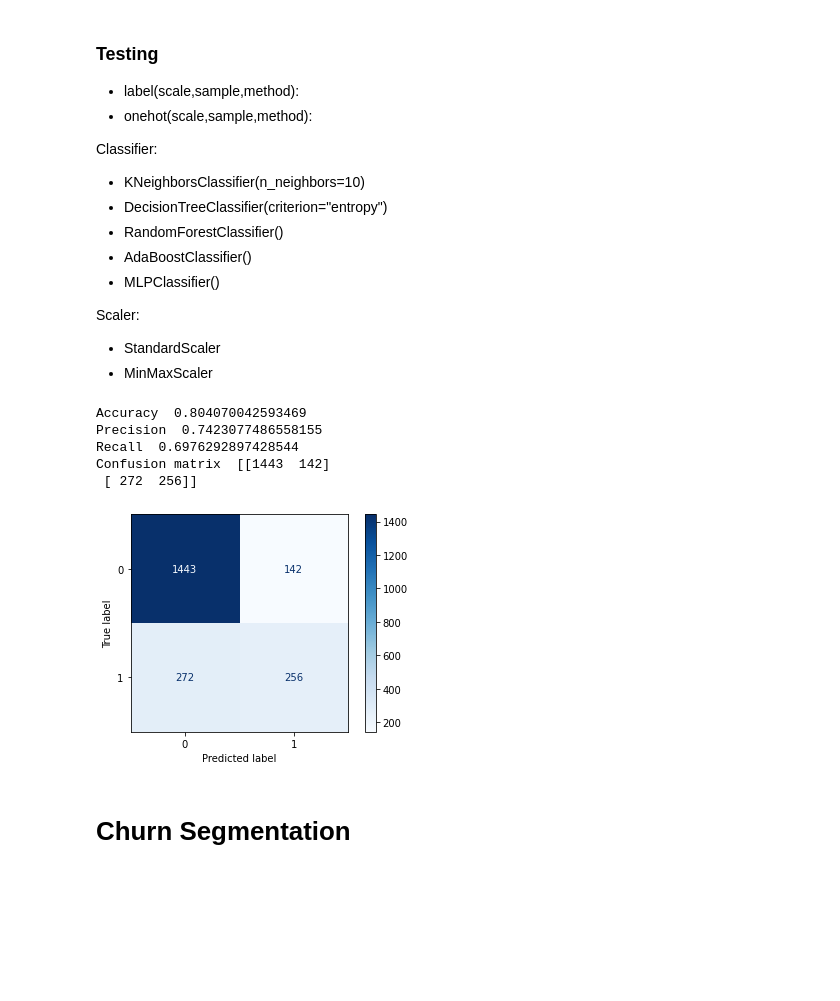
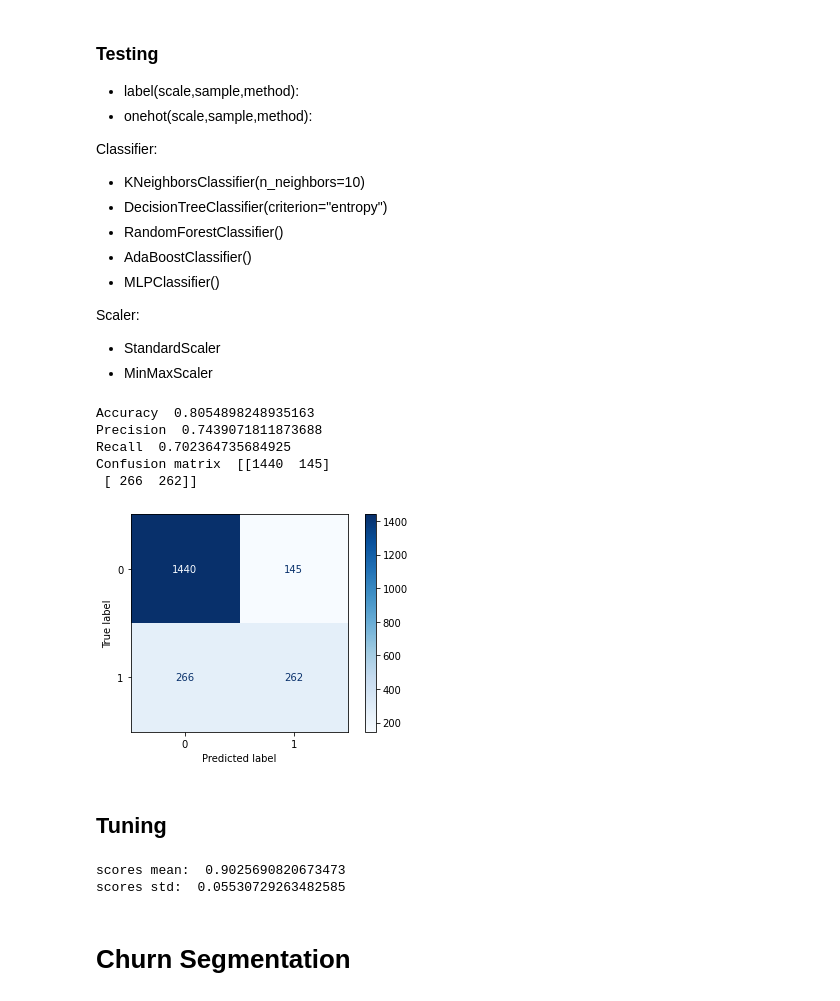
Before and after one commit to zulfijauh/Cheatsheet, a Jupyter notebook: Final_Project_Digital_Skola.ipynb, the cells around one changed output. Saved outputs shown, nothing was run; the diff lists cells and outputs as text; code cells hidden in the pictures; blank space fills up the shorter version.

```diff
--- a/Final_Project_Digital_Skola.ipynb
+++ b/Final_Project_Digital_Skola.ipynb
@@ -254,12 +254,43 @@ Classifier:
 Scaler:
 - StandardScaler
 - MinMaxScaler
-# %%
-onehot(MinMaxScaler,SMOTE,MLPClassifier())
-# %% [output]
-Accuracy  0.804070042593469
-Precision  0.7423077486558155
-Recall  0.6976292897428544
-Confusion matrix  [[1443  142]
- [ 272  256]]
-[figure, removed]
+# %%
+X_train, X_test, y_train, y_test = train_test_split(df_X, df_y, test_size=0.3, random_state=1)
+
+cats = df_X.select_dtypes(include=['object','bool']).columns
+features = list(cats.values)
+X_train = pd.get_dummies(X_train, columns=features, drop_first=None)
+X_test = pd.get_dummies(X_test, columns=features, drop_first=None)
+y_train = pd.get_dummies(y_train, columns=['Churn'], drop_first=True)
+y_test = pd.get_dummies(y_test, columns=['Churn'], drop_first=True)
+
+# Pre processing
+scaler = MinMaxScaler().fit(X_train)
+X_train_std = scaler.transform(X_train)
+X_test_std = scaler.transform(X_test)
+
+# Sampling
+sampling = SMOTE(random_state=0)
+X_resampled, y_resampled = sampling.fit_resample(X_train, y_train)
+
+# Modeling
+model=MLPClassifier()
+model.fit(X_resampled, y_resampled)
+
+y_pred = model.predict(X_test)
+
+print('Accuracy ',accuracy_score(y_test, y_pred))
+print('Precision ',precision_score(y_test, y_pred, average='macro'))
+print('Recall ',recall_score(y_test, y_pred, average='macro'))
+print('Confusion matrix ', confusion_matrix(y_test, y_pred))
+plot_confusion_matrix(model, X_test, y_test, cmap=plt.cm.Blues)
+plt.show()
+# %% [output]
+Accuracy  0.8054898248935163
+Precision  0.7439071811873688
+Recall  0.702364735684925
+Confusion matrix  [[1440  145]
+ [ 266  262]]
+[figure, added]
+# %% [markdown]
+## Tuning
@@ -266,3 +299,9 @@ Confusion matrix  [[1443  142]
+# %%
+print('scores mean: ', scores.mean())
+print('scores std: ', scores.std())
+# %% [output]
+scores mean:  0.9025690820673473
+scores std:  0.05530729263482585
 # %% [markdown]
 # Churn Segmentation
 # %%
```
Also changed, not shown: parts of 11 cells of this notebook.
